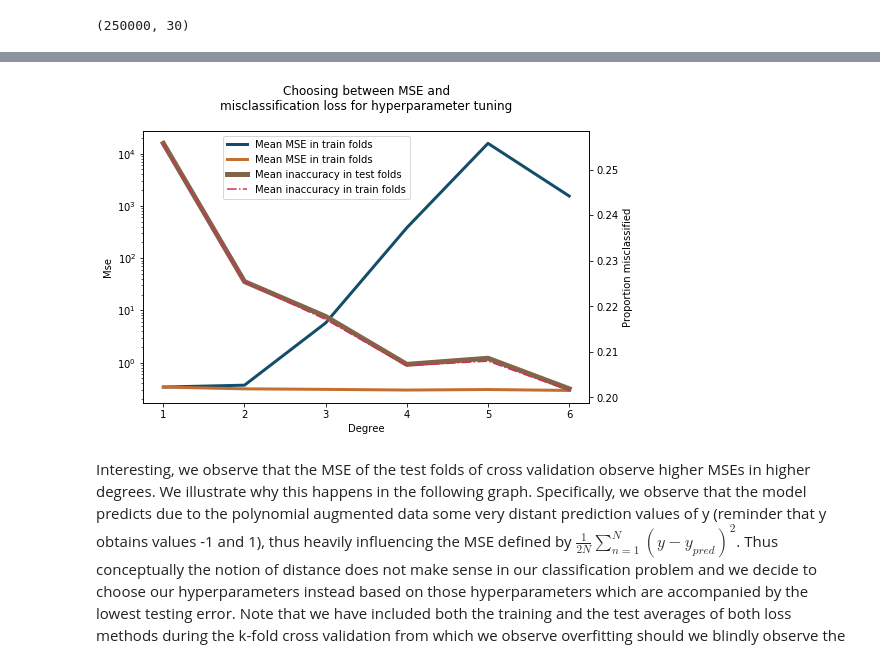
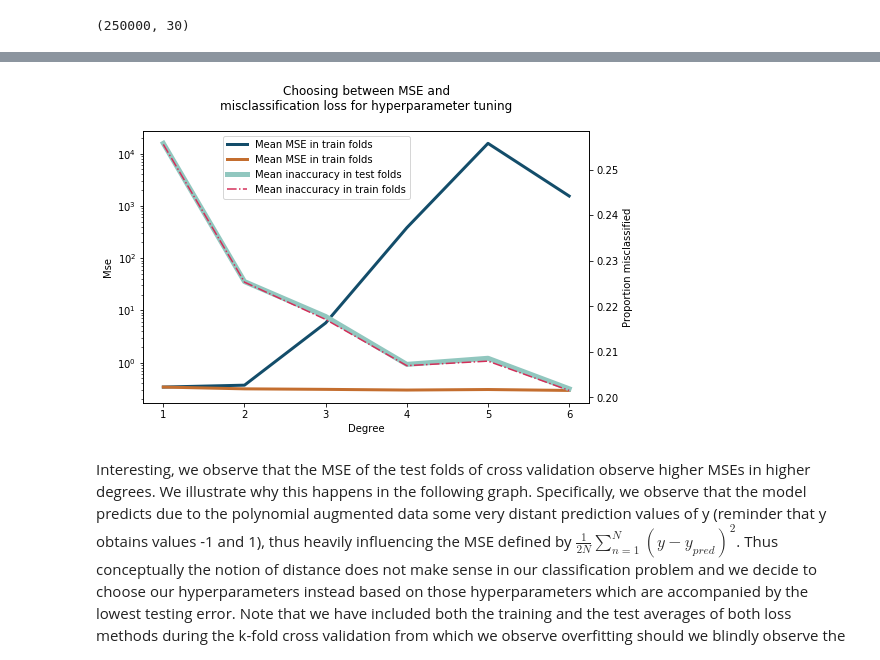
Before and after one commit to KamranSattary/ML-CS-433-Project-1, a Jupyter notebook: src/Visualising Ridge Tuning.ipynb, the cells around one changed output, grey strips where cells are left out. Drawn from its saved outputs; the diff is of its cells as text; code cells hidden in the pictures.

```diff
--- a/src/Visualising Ridge Tuning.ipynb
+++ b/src/Visualising Ridge Tuning.ipynb
@@ -111,30 +119,30 @@ mse_te, mse_tr, acc_te, acc_tr, y_pr = compare_mse_misclassification_tuning()
 # %%
 fig,ax = plt.subplots(figsize=(8,5))
 
 lns1 = ax.plot(degrees, mse_te, color='#134d6a', linewidth=3, label='Mean MSE in train folds')
 lns2 = ax.plot(degrees, mse_tr, color='#c46e2f', linewidth=3, label='Mean MSE in train folds')
 
 ax2=ax.twinx()
 
-lns3 = ax2.plot(degrees, acc_te, color='#826448', linewidth=5, label='Mean inaccuracy in test folds')
+lns3 = ax2.plot(degrees, acc_te, color='#91c7bf', linewidth=5, label='Mean inaccuracy in test folds')
 lns4 = ax2.plot(degrees, acc_tr, color='#d42e59', linestyle='dashdot', label='Mean inaccuracy in train folds')
 
 ax.set_yscale('log')
 ax.set_xlabel('Degree')
 ax.set_ylabel('Mse')
 ax.set_xticks(degrees)
 ax2.set_ylabel('Proportion misclassified')
 
 lns = lns1+lns2+lns3+lns4
 labs = [l.get_label() for l in lns]
 ax.legend(lns, labs, loc=(0.18,0.75))
 
 fig.savefig(PLOT_OUTPUT_PATH+"Comparing MSE and classification loss.pdf", bbox_inches='tight')
 
 plt.title('Choosing between MSE and\nmisclassification loss for hyperparameter tuning\n')
 plt.show()
 # %% [output]
-[figure, old version]
+[figure, new version]
 # %% [markdown]
 Interesting, we observe that the MSE of the test folds of cross validation observe higher MSEs in higher degrees. We illustrate why this happens in the following graph. Specifically, we observe that the model predicts due to the polynomial augmented data some very distant prediction values of y (reminder that y obtains values -1 and 1), thus heavily influencing the MSE defined by $\frac{1}{2N}\sum_{n=1}^N (y-y_{pred})^2$. Thus conceptually the notion of distance does not make sense in our classification problem and we decide to choose our hyperparameters instead based on those hyperparameters which are accompanied by the lowest testing error. Note that we have included both the training and the test averages of both loss methods during the k-fold cross validation from which we observe overfitting should we blindly observe the MSE and forget our initial classification problem. This further influenced our decision to pick hyperparameters by the lowest class inaccuracy instead of MSE. It is however interesting that if we do introduce the regularization parameter, this does delay or even not show a point where the MSE skyrockets, due to overfitting prevention from the regularization - nonetheless the conceptual appeal presented the misclassification percentage as compelling.
 # %%
```
Also changed, not shown: parts of 3 cells of this notebook, 3 other files.
